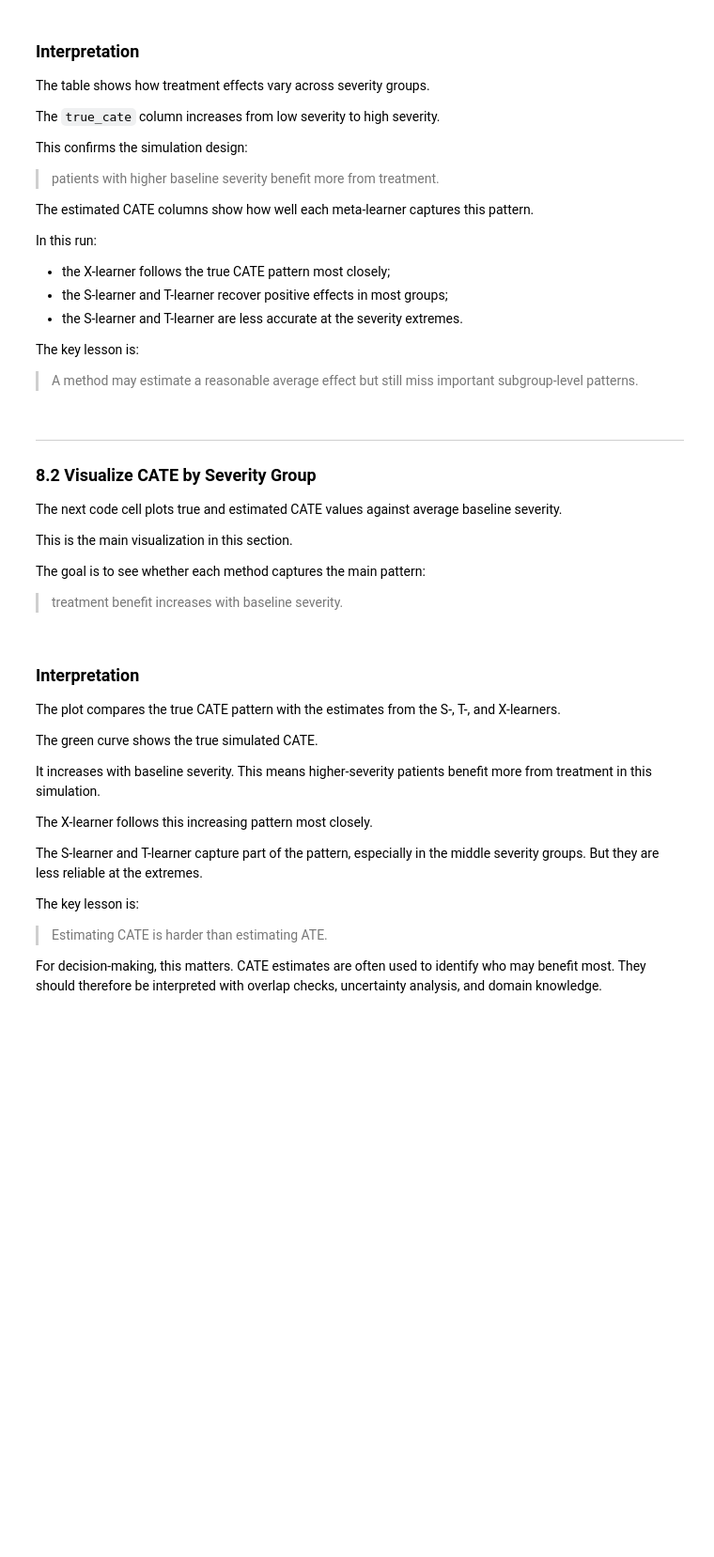
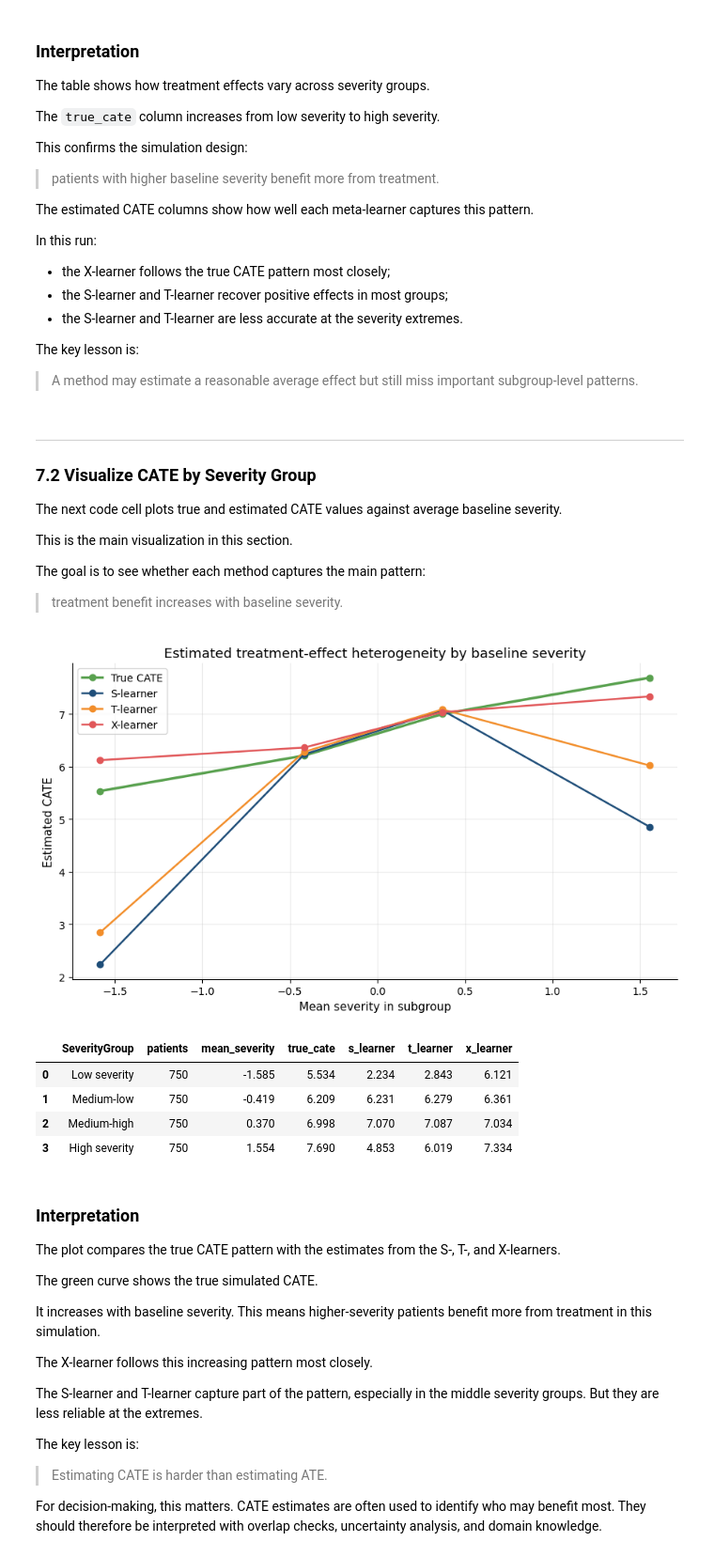
Before and after one commit to Ci2Lab/Causal-Intelligence-Course, a Jupyter notebook: Lectures/03_Causal_ML.ipynb, the cells around one changed output. Shown at 94% size. Drawn from its saved outputs; the diff is of its cells as text; code cells hidden in the pictures; blank space fills up the shorter version.

```diff
--- a/Lectures/03_Causal_ML.ipynb
+++ b/Lectures/03_Causal_ML.ipynb
@@ -2415,7 +2530,7 @@ The key lesson is:
 > A method may estimate a reasonable average effect but still miss important subgroup-level patterns.
 # %% [markdown]
 ---
-### 8.2 Visualize CATE by Severity Group
+### 7.2 Visualize CATE by Severity Group
 
 The next code cell plots true and estimated CATE values against average baseline severity.
 
@@ -2425,6 +2540,35 @@ The goal is to see whether each method captures the main pattern:
 
 > treatment benefit increases with baseline severity.
 # %%
+# Recreate the CATE-by-severity table using results already computed earlier
+
+required_columns = [
+    "SeverityGroup",
+    "Severity",
+    "TrueTreatmentEffect",
+    "CATE_S_learner",
+    "CATE_T_learner",
+    "CATE_X_learner",
+]
+
+missing_columns = [col for col in required_columns if col not in health.columns]
+
+if missing_columns:
+    raise ValueError(
+        "The following required columns are missing from `health`: "
+        + ", ".join(missing_columns)
+        + "\nPlease run the previous sections that create these columns before running this cell."
+    )
+
+cate_by_severity = health.groupby("SeverityGroup", observed=True).agg(
+    patients=("RecoveryScore", "size"),
+    mean_severity=("Severity", "mean"),
+    true_cate=("TrueTreatmentEffect", "mean"),
+    s_learner=("CATE_S_learner", "mean"),
+    t_learner=("CATE_T_learner", "mean"),
+    x_learner=("CATE_X_learner", "mean"),
+).reset_index()
+
 fig, ax = plt.subplots(figsize=(8.8, 5.2))
 
 ax.plot(
@@ -2444,33 +2588,42 @@ ax.plot(
     label="S-learner",
     color=COLORS["navy"]
 )
 
 ax.plot(
     cate_by_severity["mean_severity"],
     cate_by_severity["t_learner"],
     marker="o",
     linewidth=1.8,
     label="T-learner",
     color=COLORS["orange"]
 )
 
 ax.plot(
     cate_by_severity["mean_severity"],
     cate_by_severity["x_learner"],
     marker="o",
     linewidth=1.8,
     label="X-learner",
     color=COLORS["red"]
 )
 
 ax.set_title("Estimated treatment-effect heterogeneity by baseline severity")
 ax.set_xlabel("Mean severity in subgroup")
 ax.set_ylabel("Estimated CATE")
 ax.legend()
 
 clean_axis(ax)
 plt.tight_layout()
 plt.show()
+
+cate_by_severity.round(3)
+# %% [output]
+[figure, added]
+|  | SeverityGroup | patients | mean_severity | true_cate | s_learner | t_learner | x_learner |
+| 0 | Low severity | 750 | -1.585 | 5.534 | 2.234 | 2.843 | 6.121 |
+| 1 | Medium-low | 750 | -0.419 | 6.209 | 6.231 | 6.279 | 6.361 |
+| 2 | Medium-high | 750 | 0.370 | 6.998 | 7.070 | 7.087 | 7.034 |
+| 3 | High severity | 750 | 1.554 | 7.690 | 4.853 | 6.019 | 7.334 |
 # %% [markdown]
 ### Interpretation
 
```
Also changed, not shown: parts of 89 cells of this notebook.
